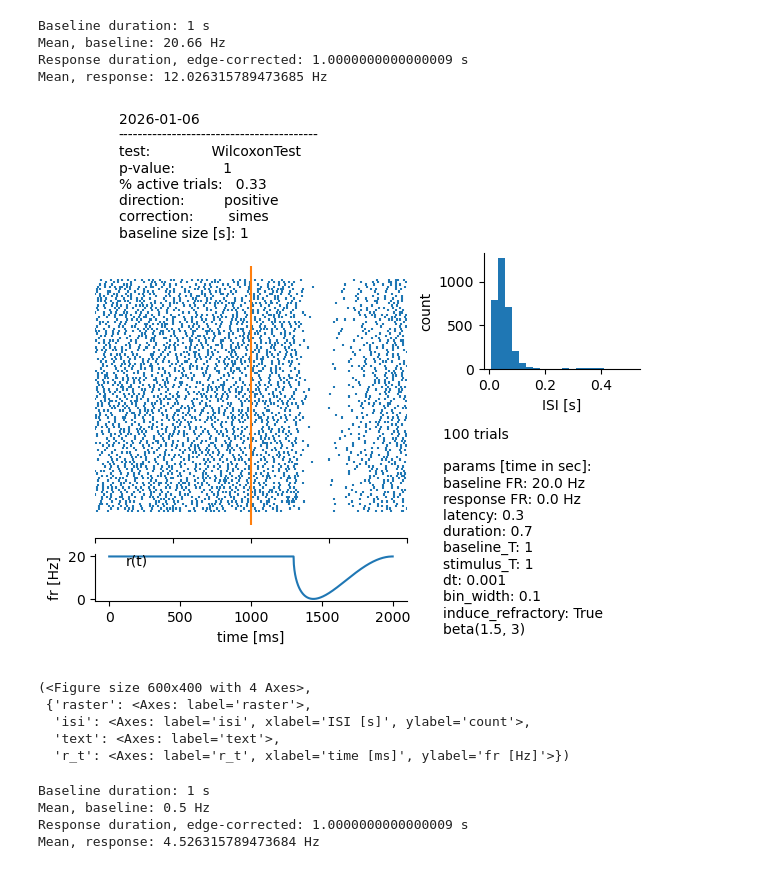
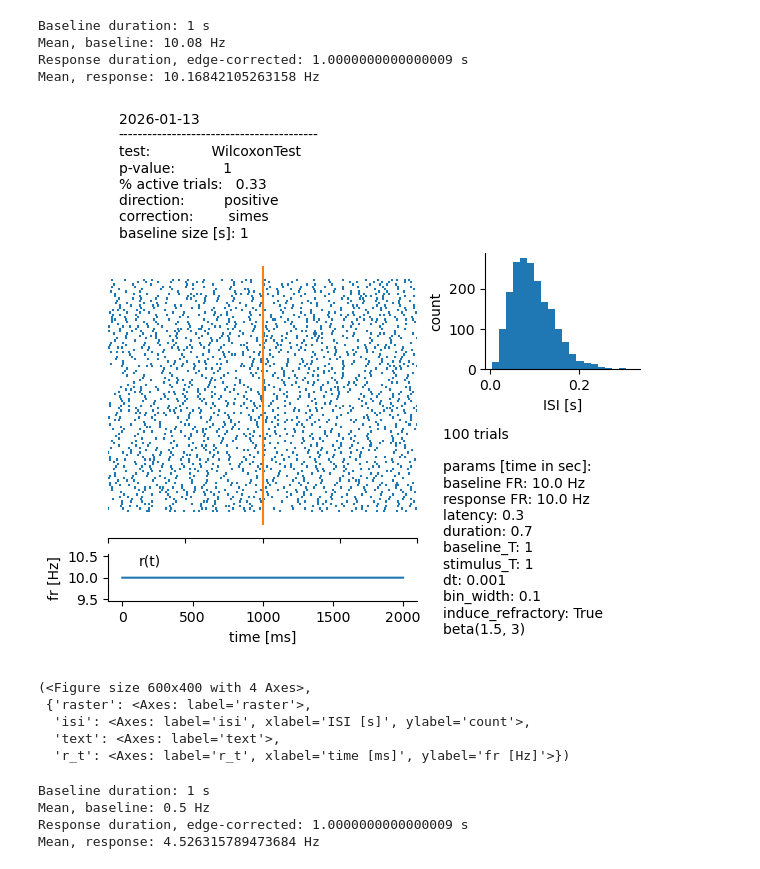
Before and after one commit to a-darcher/response_generator, a Jupyter notebook: dev_nbs/dev.ipynb, the cells around one changed output. Cells and saved outputs as stored; diff of their text form; code cells hidden in the pictures.

```diff
--- a/dev_nbs/dev.ipynb
+++ b/dev_nbs/dev.ipynb
@@ -8,8 +8,8 @@ from response_stats.responses.response_tests import WilcoxonTest, SurrogateTest
 
 from response_stats.plot_utils import *
 # %%
-baseline_fr = 20
-response_fr = 0
+baseline_fr = 10
+response_fr = 10
 latency = 0.3
 duration = 0.7
 dt = 0.001
@@ -36,36 +36,36 @@ generator = PoissonSpikeGenerator(
     a = a,
     b = b,
 )
 
 trial_activity = generator.generate(n_trials)
 
 cfg_response_dict = {
     "trial_activity": trial_activity,
     "baseline_T": baseline_T,
     "stimulus_T": stimulus_T,
     "stimulus_onset": baseline_T,
     "bin_width": 0.1,
     "dt": dt,
     "direction": "positive",
     "proportion_active": 1/3,
     "multiple_correction": "simes",
     "interleave_response_bins": True,
     "smooth_response_bins": False,
     "debug": True,
 }
 
 cfg_response = ResponseConfig(**cfg_response_dict)
 data_response = make_response_data(cfg_response)
 
 detector = ResponseDetector(data_response, WilcoxonTest)
 
 SpikeSummaryFigure(trial_activity, generator, detector, ).build()
 # %% [output]
 Baseline duration: 1 s
-Mean, baseline: 20.66 Hz
+Mean, baseline: 10.08 Hz
 Response duration, edge-corrected: 1.0000000000000009 s
-Mean, response: 12.026315789473685 Hz
+Mean, response: 10.16842105263158 Hz
-[figure, old version]
+[figure, new version]
 (<Figure size 600x400 with 4 Axes>,
  {'raster': <Axes: label='raster'>,
   'isi': <Axes: label='isi', xlabel='ISI [s]', ylabel='count'>,
```
Also changed, not shown: 31 other files.
